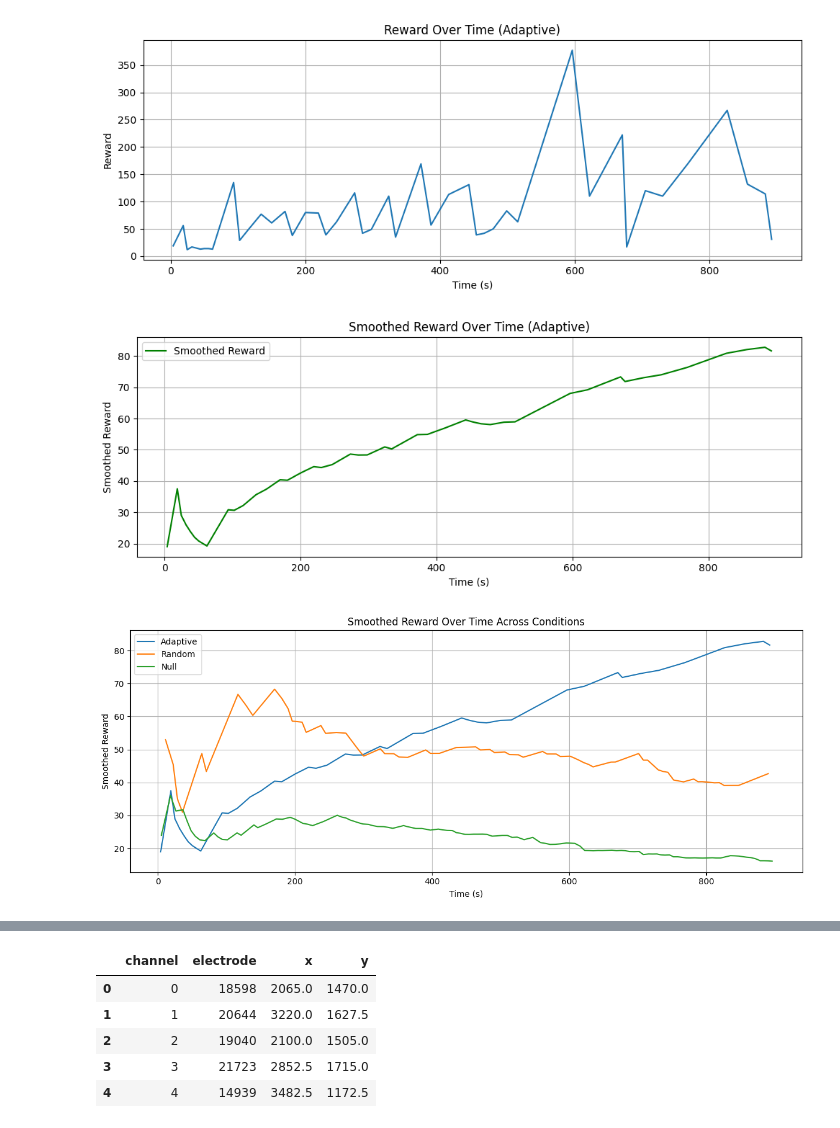
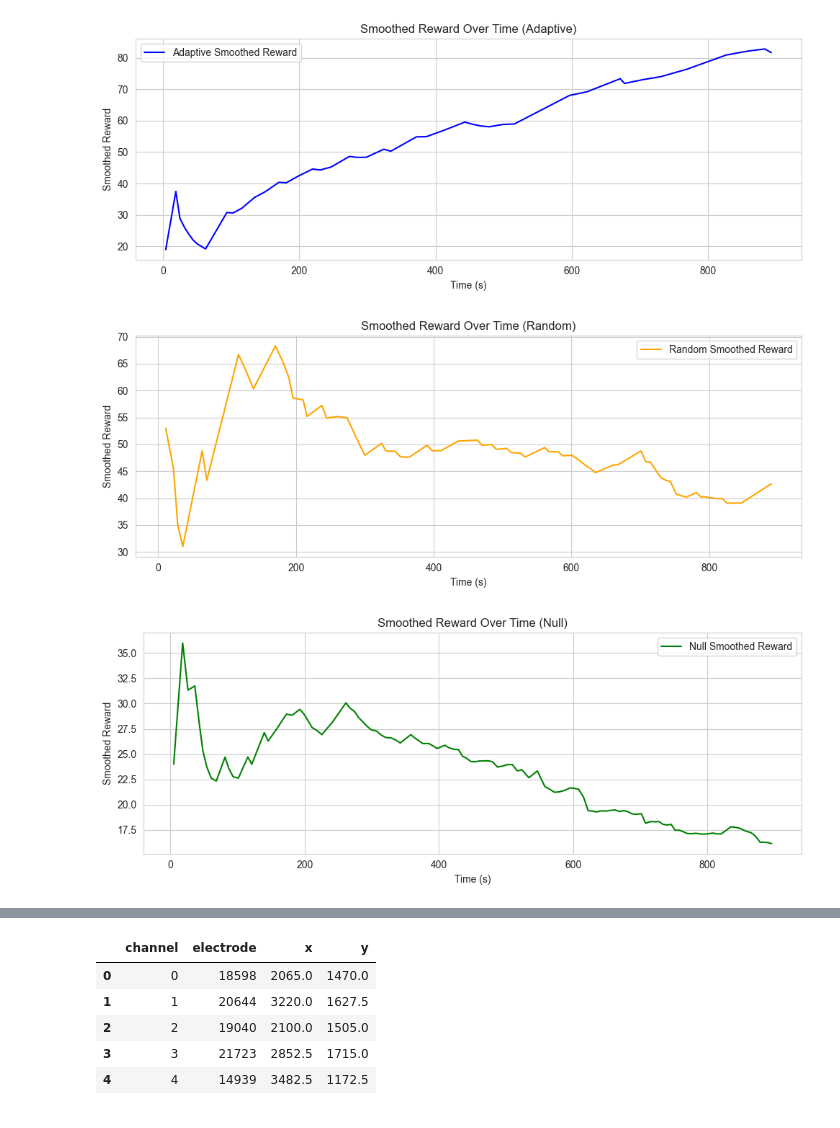
Before and after one commit to JamesVLF/OrganoidLearning, a Jupyter notebook: goatpole.ipynb, the cells around one changed output, grey strips where cells are left out. Saved outputs shown, nothing was run; the diff lists cells and outputs as text; code cells hidden in the pictures.

```diff
--- a/goatpole.ipynb
+++ b/goatpole.ipynb
@@ -93,46 +153,8 @@ reward_df.head()
 # %%
-import matplotlib.pyplot as plt
-
-plt.figure(figsize=(10, 4))
-plt.plot(reward_df["time"], reward_df["reward"], label="Reward")
-plt.xlabel("Time (s)")
-plt.ylabel("Reward")
-plt.title("Reward Over Time (Adaptive)")
-plt.grid(True)
-plt.tight_layout()
-plt.show()
+ole.show_reward_plot("Adaptive", color="blue")
+ole.show_reward_plot("Random", color="orange")
+ole.show_reward_plot("Null", color="green")
 # %% [output]
-[figure, old version]
+[figure, new version]
+[figure, added]
+[figure, added]
-# %%
-reward_df["reward_smooth"] = reward_df["reward"].rolling(window=50, min_periods=1).mean()
-
-plt.figure(figsize=(10, 4))
-plt.plot(reward_df["time"], reward_df["reward_smooth"], label="Smoothed Reward", color="green")
-plt.xlabel("Time (s)")
-plt.ylabel("Smoothed Reward")
-plt.title("Smoothed Reward Over Time (Adaptive)")
-plt.grid(True)
-plt.tight_layout()
-plt.legend()
-plt.show()
-# %% [output]
-[figure, removed]
-# %%
-import matplotlib.pyplot as plt
-
-plt.figure(figsize=(12, 5))
-
-for label, logs in log_data.items():
-    reward_df = logs["reward"].copy()
-    reward_df["reward_smooth"] = reward_df["reward"].rolling(window=50, min_periods=1).mean()
-    plt.plot(reward_df["time"], reward_df["reward_smooth"], label=label)
-
-plt.xlabel("Time (s)")
-plt.ylabel("Smoothed Reward")
-plt.title("Smoothed Reward Over Time Across Conditions")
-plt.grid(True)
-plt.legend()
-plt.tight_layout()
-plt.show()
-# %% [output]
-[figure, removed]
```
Also changed, not shown: parts of 25 cells of this notebook, 9 other files.
